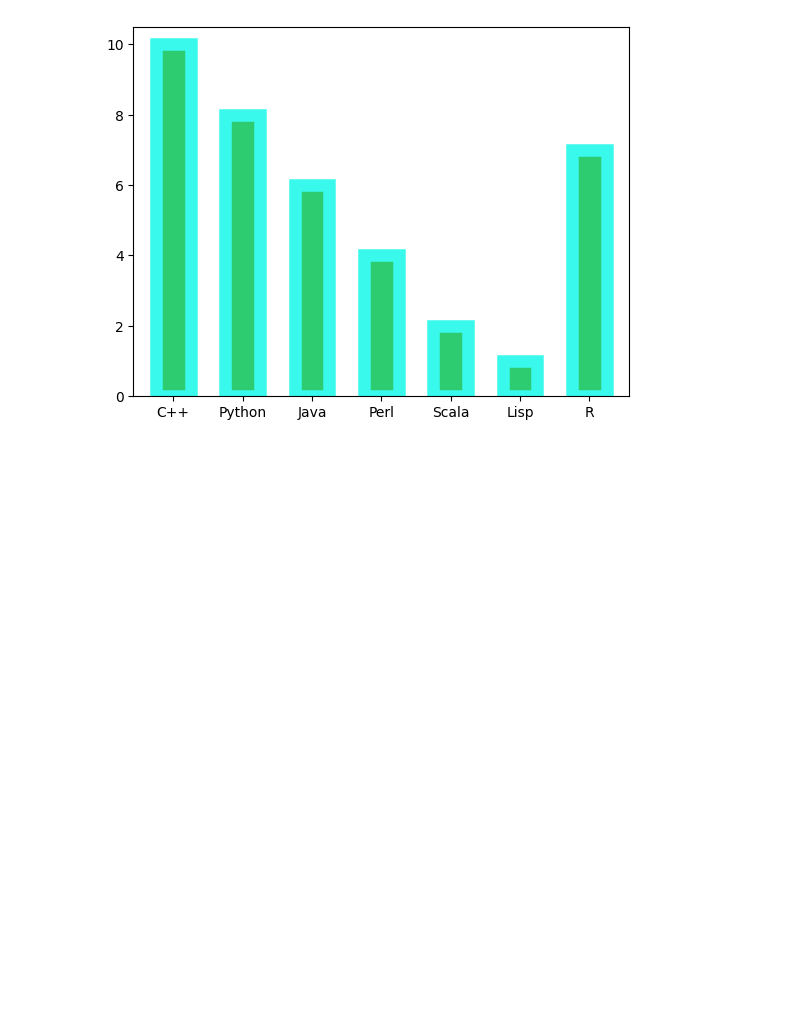
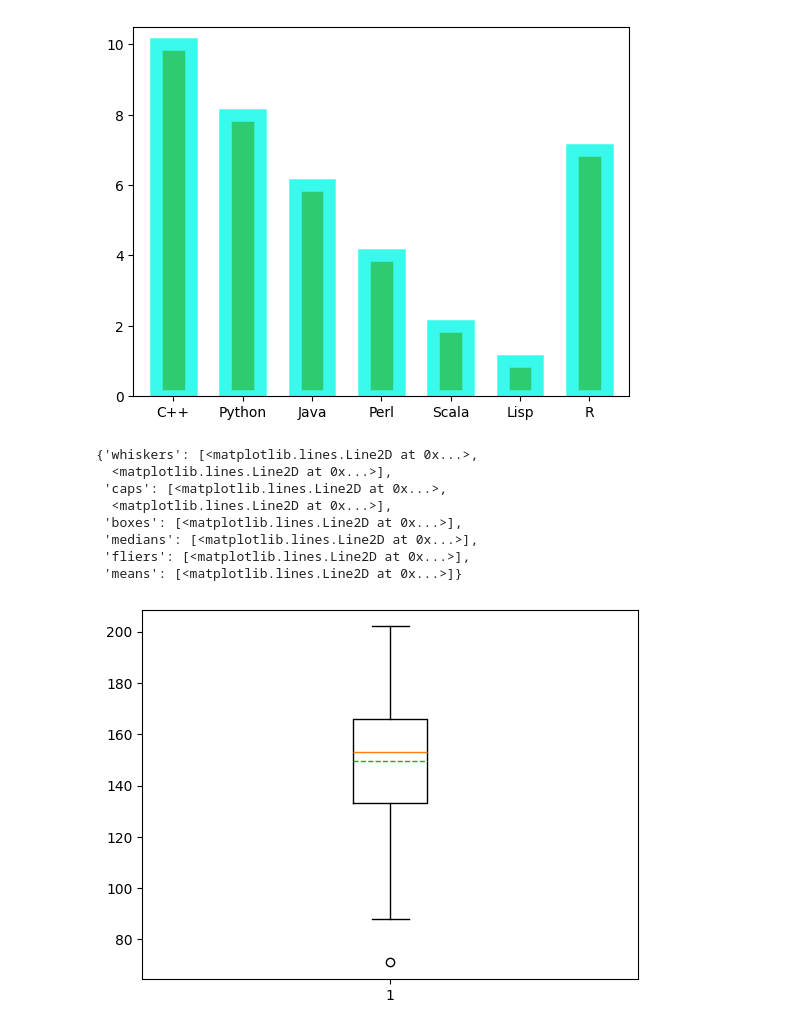
Before and after one commit to swadhinbiswas/pandasLearningbackup, a Jupyter notebook: matplotlib.ipynb, the cells around one changed output. Cells and saved outputs as stored; diff of their text form; code cells hidden in the pictures; blank space fills up the shorter version.

```diff
--- a/matplotlib.ipynb
+++ b/matplotlib.ipynb
@@ -42,3 +42,15 @@ plt.bar(x,y,color='#2ECC71',width=0.5,edgecolor="#39F9ED",linewidth=9)
 # %% [output]
 <BarContainer object of 7 artists>
 [figure]
+# %%
+plt.boxplot(maxhours,showmeans=True,meanline=True)
+# %% [output]
+{'whiskers': [<matplotlib.lines.Line2D at 0x...>,
+  <matplotlib.lines.Line2D at 0x...>],
+ 'caps': [<matplotlib.lines.Line2D at 0x...>,
+  <matplotlib.lines.Line2D at 0x...>],
+ 'boxes': [<matplotlib.lines.Line2D at 0x...>],
+ 'medians': [<matplotlib.lines.Line2D at 0x...>],
+ 'fliers': [<matplotlib.lines.Line2D at 0x...>],
+ 'means': [<matplotlib.lines.Line2D at 0x...>]}
+[figure, added]
```
